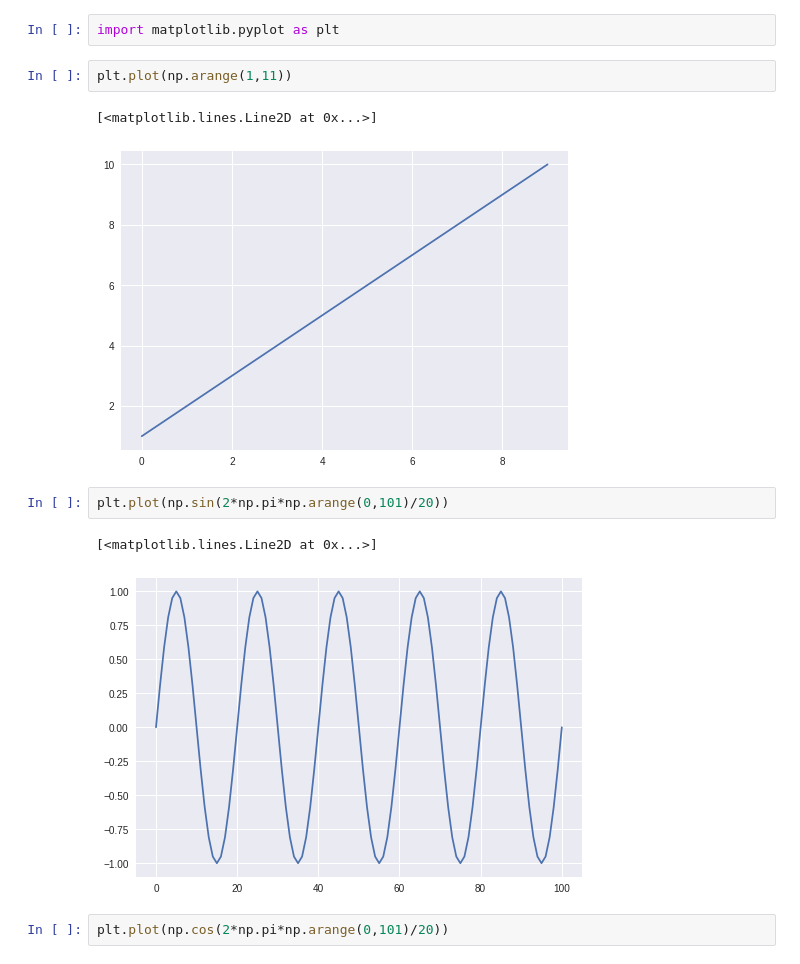
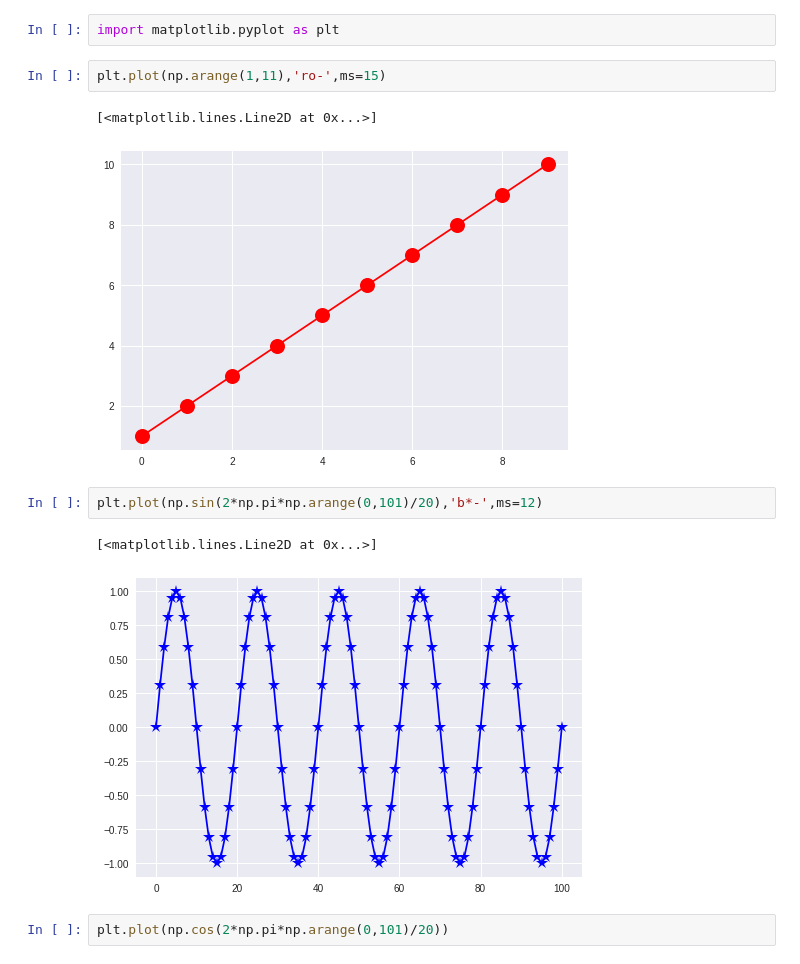
Before and after one commit to Redwoods/Lec, a Jupyter notebook: py-basic/notebooks/wk01_hello.ipynb, the cells around one changed output. Saved outputs shown, nothing was run; the diff lists cells and outputs as text.

```diff
--- a/py-basic/notebooks/wk01_hello.ipynb
+++ b/py-basic/notebooks/wk01_hello.ipynb
@@ -101,15 +101,15 @@ np.arange(1,11)[0],np.arange(1,11)[1]
 # %%
 import matplotlib.pyplot as plt
 # %%
-plt.plot(np.arange(1,11))
+plt.plot(np.arange(1,11),'ro-',ms=15)
 # %% [output]
 [<matplotlib.lines.Line2D at 0x...>]
-[figure, old version]
+[figure, new version]
 # %%
-plt.plot(np.sin(2*np.pi*np.arange(0,101)/20))
+plt.plot(np.sin(2*np.pi*np.arange(0,101)/20),'b*-',ms=12)
 # %% [output]
 [<matplotlib.lines.Line2D at 0x...>]
-[figure, old version]
+[figure, new version]
 # %%
 plt.plot(np.cos(2*np.pi*np.arange(0,101)/20))
 # %% [output]
```
